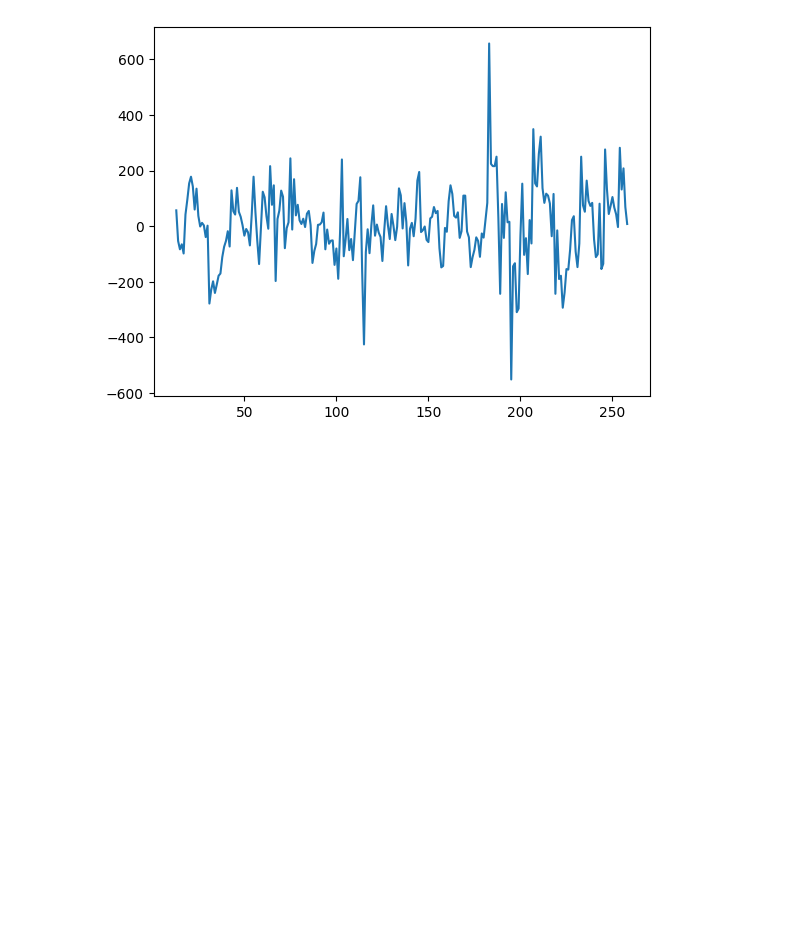
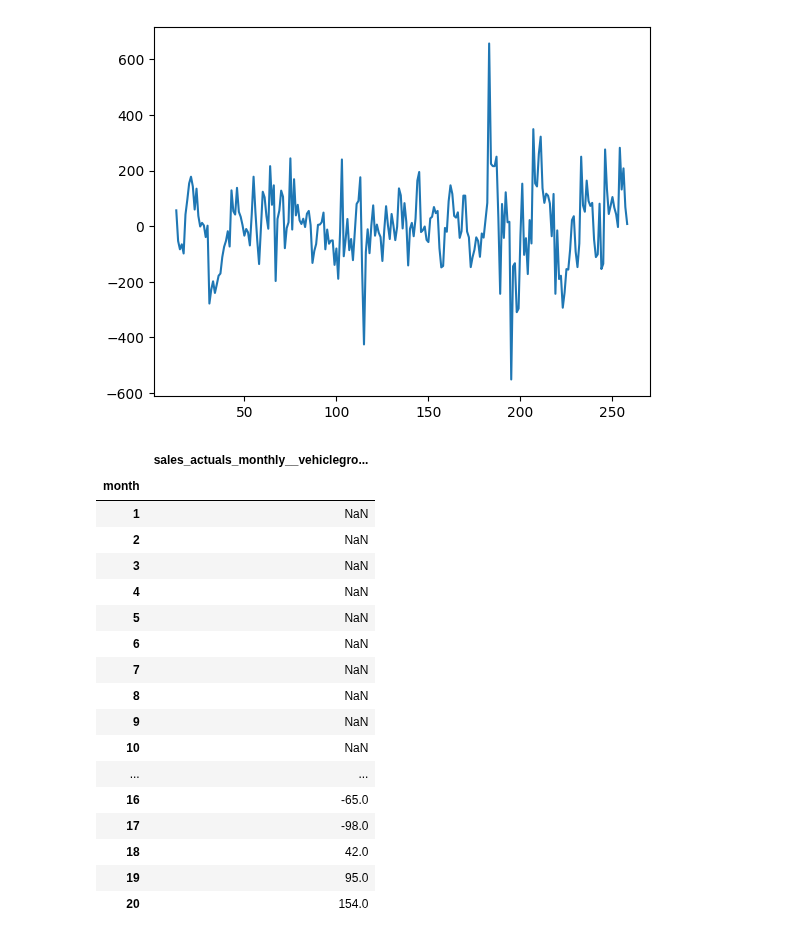
Before and after one commit to zuivu/porsche-forecast-sale, a Jupyter notebook: Stefan1.ipynb, the cells around one changed output. Cells and saved outputs as stored; diff of their text form; code cells hidden in the pictures; blank space fills up the shorter version.

```diff
--- a/Stefan1.ipynb
+++ b/Stefan1.ipynb
@@ -208,3 +208,24 @@ plt.plot(df_a01_diff)
 # %% [output]
 [<matplotlib.lines.Line2D at 0x...>]
 [figure]
+# %%
+df_a01_diff.head(20)
+# %% [output]
+|  | sales_actuals_monthly__vehiclegro... |
+| month |  |
+| 1 | NaN |
+| 2 | NaN |
+| 3 | NaN |
+| 4 | NaN |
+| 5 | NaN |
+| 6 | NaN |
+| 7 | NaN |
+| 8 | NaN |
+| 9 | NaN |
+| 10 | NaN |
+| ... | ... |
+| 16 | -65.0 |
+| 17 | -98.0 |
+| 18 | 42.0 |
+| 19 | 95.0 |
+| 20 | 154.0 |
```
Also changed, not shown: parts of 9 cells of this notebook.
